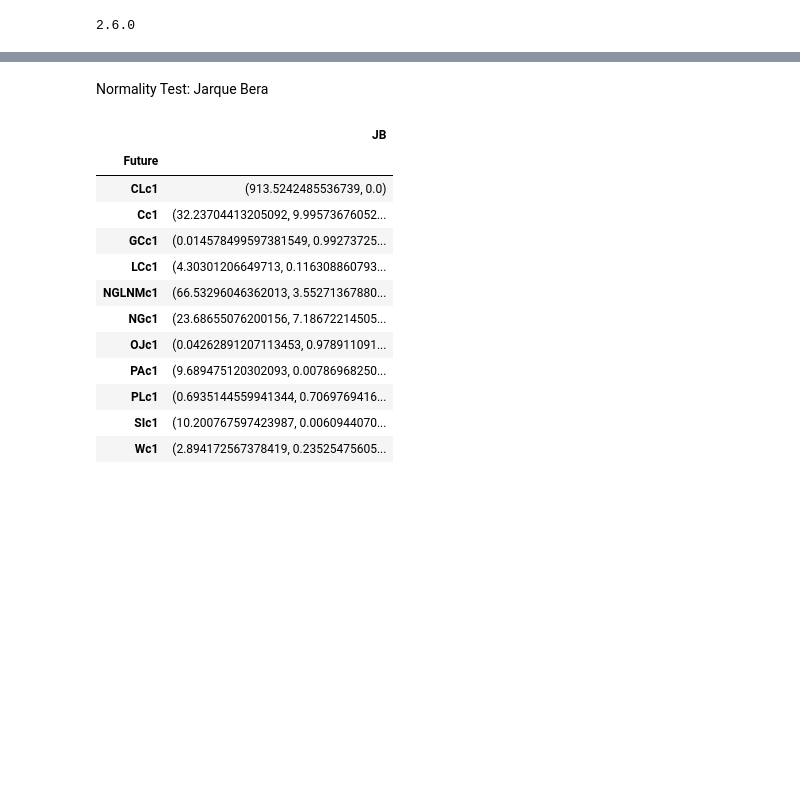
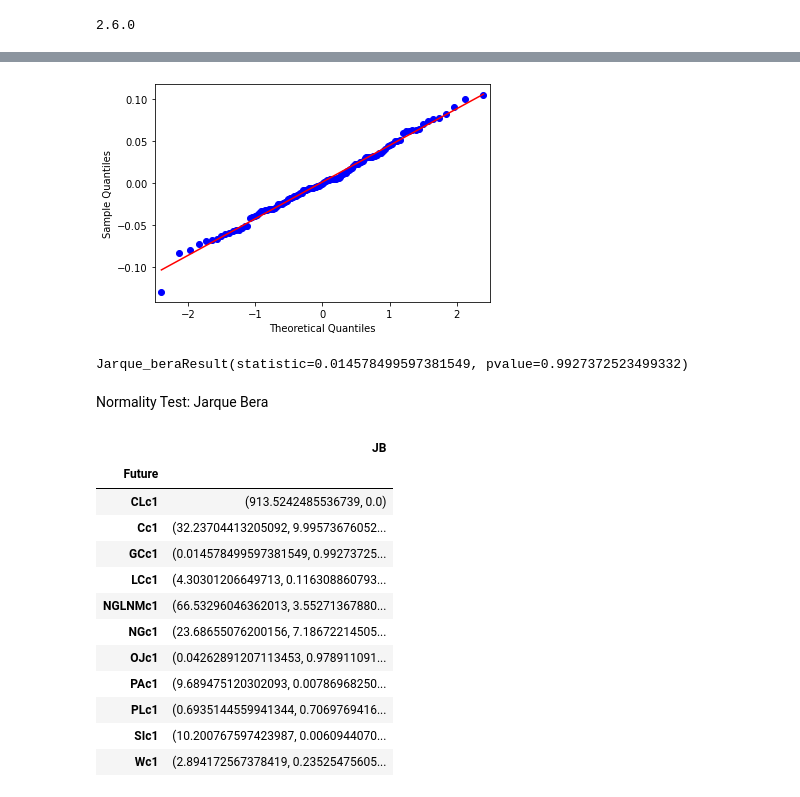
Before and after one commit to Liomat97/AQM, a Jupyter notebook: 3 Analysis.ipynb, the cells around one changed output, grey strips where cells are left out. Drawn from its saved outputs; the diff is of its cells as text; code cells hidden in the pictures; blank space fills up the shorter version.

Commit message:
results

```diff
--- a/3 Analysis.ipynb
+++ b/3 Analysis.ipynb
@@ -82,3 +103,13 @@ futures.head(5)
+# %%
+import statsmodels.api as smi
+smi.qqplot(futures['GCc1'], line = "r")
+pylab.show()
+# %% [output]
+[figure, added]
+# %%
+stats.jarque_bera(futures['GCc1'])
+# %% [output]
+Jarque_beraResult(statistic=0.014578499597381549, pvalue=0.9927372523499332)
 # %% [markdown]
 Normality Test: Jarque Bera
 # %%
```
Also changed, not shown: parts of 7 cells of this notebook.
